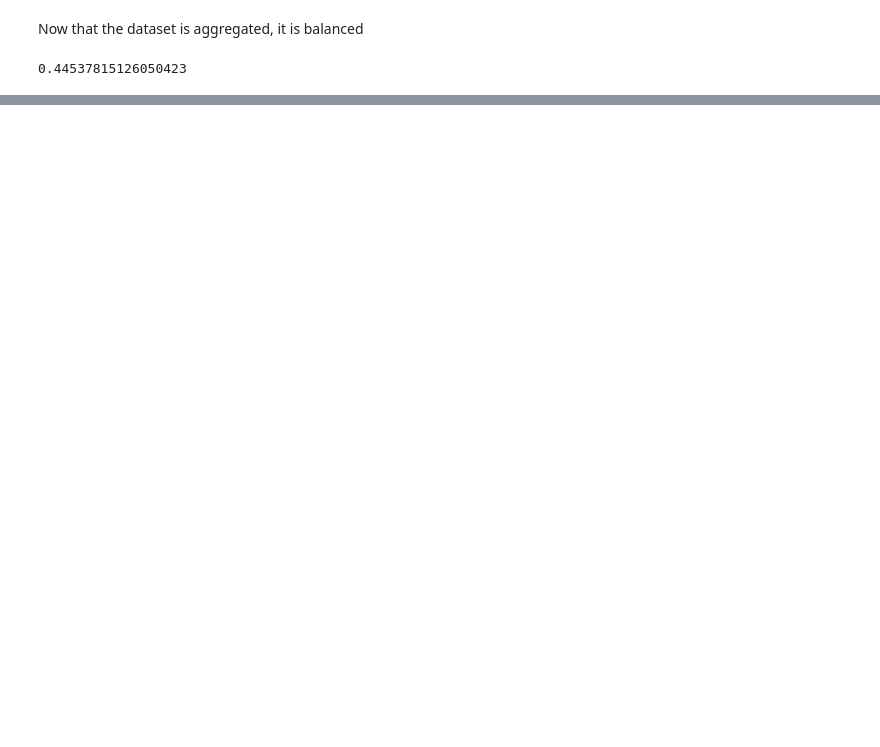
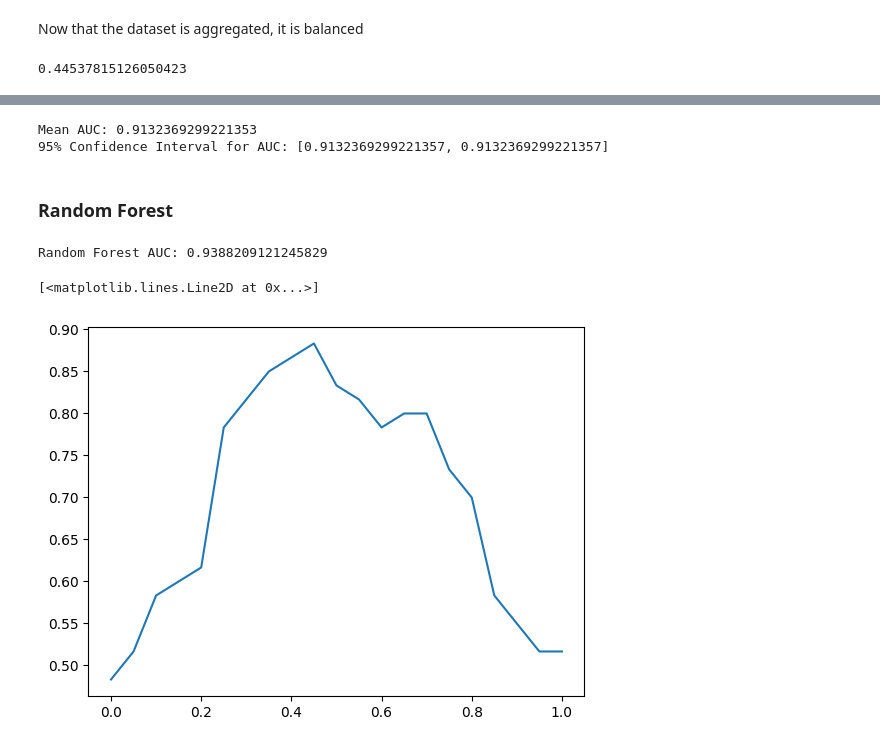
Before and after one commit to RaufHood/Brain-hemorrhage-predictor, a Jupyter notebook: risk_predictor.ipynb, the cells around one changed output, grey strips where cells are left out. Saved outputs shown, nothing was run; the diff lists cells and outputs as text; code cells hidden in the pictures; blank space fills up the shorter version.

```diff
--- a/risk_predictor.ipynb
+++ b/risk_predictor.ipynb
@@ -645,0 +514,16 @@ y_train.shape
+# %%
+from sklearn.svm import SVC
+from sklearn.metrics import roc_auc_score
+
+# Initialize SVM with probability estimation for AUC calculation
+svm_model = SVC(probability=True)
+
+# Train the model
+svm_model.fit(X_train_reduced, y_train)
+
+# Predict probabilities on the validation set
+y_val_prob_svm = svm_model.predict_proba(X_val_reduced)[:, 1]
+
+# Calculate AUC
+auc_svm = roc_auc_score(y_val, y_val_prob_svm)
+print(f"SVM AUC: {auc_svm}")
@@ -645,0 +532,64 @@ y_train.shape
+# %%
+# Number of bootstrap iterations
+n_iterations = 1000
+auc_scores = []
+
+# Perform bootstrapping
+for i in range(n_iterations):
+    # Resample the training data with replacement
+    X_train_bootstrap, y_train_bootstrap = resample(X_train_reduced, y_train)
+
+    svm_model = SVC(probability=True)
+
+    # Train the model
+    svm_model.fit(X_train_reduced, y_train)
+
+    # Predict probabilities on the validation set
+    y_val_prob_svm = svm_model.predict_proba(X_val_reduced)[:, 1]
+
+    # Calculate AUC
+    auc_svm = roc_auc_score(y_val, y_val_prob_svm)
+    auc_scores.append(auc_svm)
+
+# Calculate mean AUC and confidence intervals
+mean_auc = np.mean(auc_scores)
+lower_bound = np.percentile(auc_scores, 2.5)
+upper_bound = np.percentile(auc_scores, 97.5)
+
+print(f"Mean AUC: {mean_auc}")
+print(f"95% Confidence Interval for AUC: [{lower_bound}, {upper_bound}]")
+# %% [output]
+Mean AUC: 0.9132369299221353
+95% Confidence Interval for AUC: [0.9132369299221357, 0.9132369299221357]
+# %% [markdown]
+### Random Forest
+# %%
+from sklearn.ensemble import RandomForestClassifier
+
+# Initialize Random Forest
+rf_model = RandomForestClassifier(n_estimators=100, random_state=42)
+
+# Train the model
+rf_model.fit(X_train_reduced, y_train)
+
+# Predict probabilities on the validation set
+y_val_prob_rf = rf_model.predict_proba(X_val_reduced)[:, 1]
+
+# Calculate AUC
+auc_rf = roc_auc_score(y_val, y_val_prob_rf)
+print(f"Random Forest AUC: {auc_rf}")
+# %% [output]
+Random Forest AUC: 0.9388209121245829
+# %%
+threshold = np.linspace(0,1,21) # first last, size#
+scores = []
+for t in threshold:
+    churn_decision = (y_val_prob_rf>= t)
+    score = (y_val == churn_decision).mean()
+    #print('for threshold', t, 'score', score)
+    #print('%.2f %.3f' % (t, score))
+    scores.append(score)
+plt.plot(threshold, scores)
+# %% [output]
+[<matplotlib.lines.Line2D at 0x...>]
+[figure, added]
```
Also changed, not shown: parts of 118 cells of this notebook.
